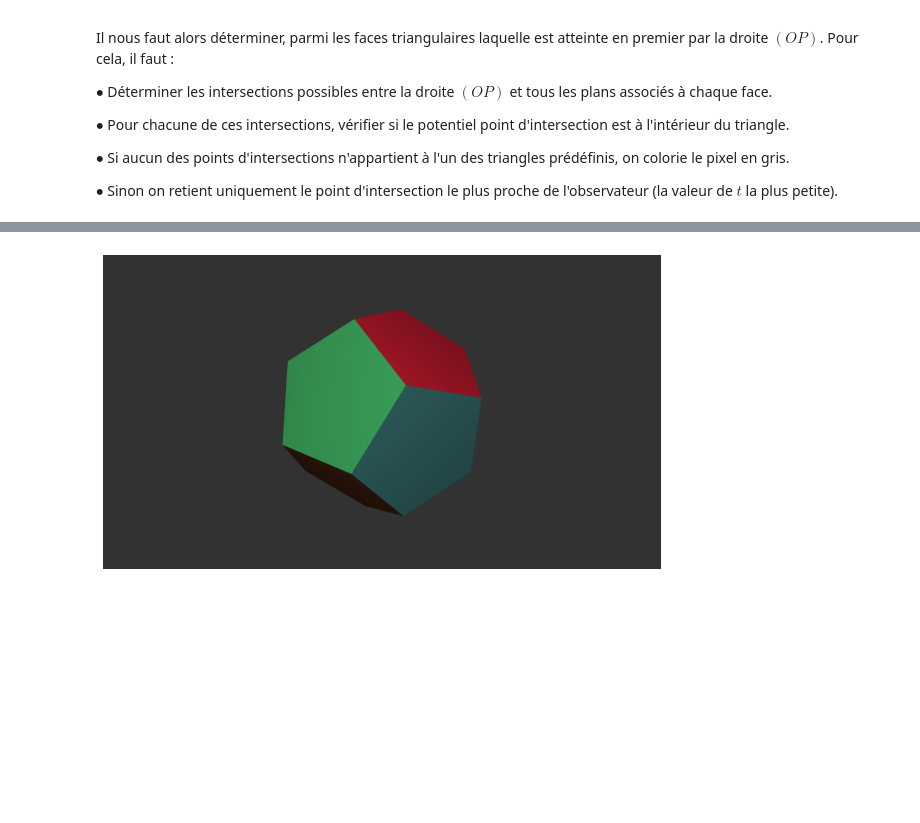
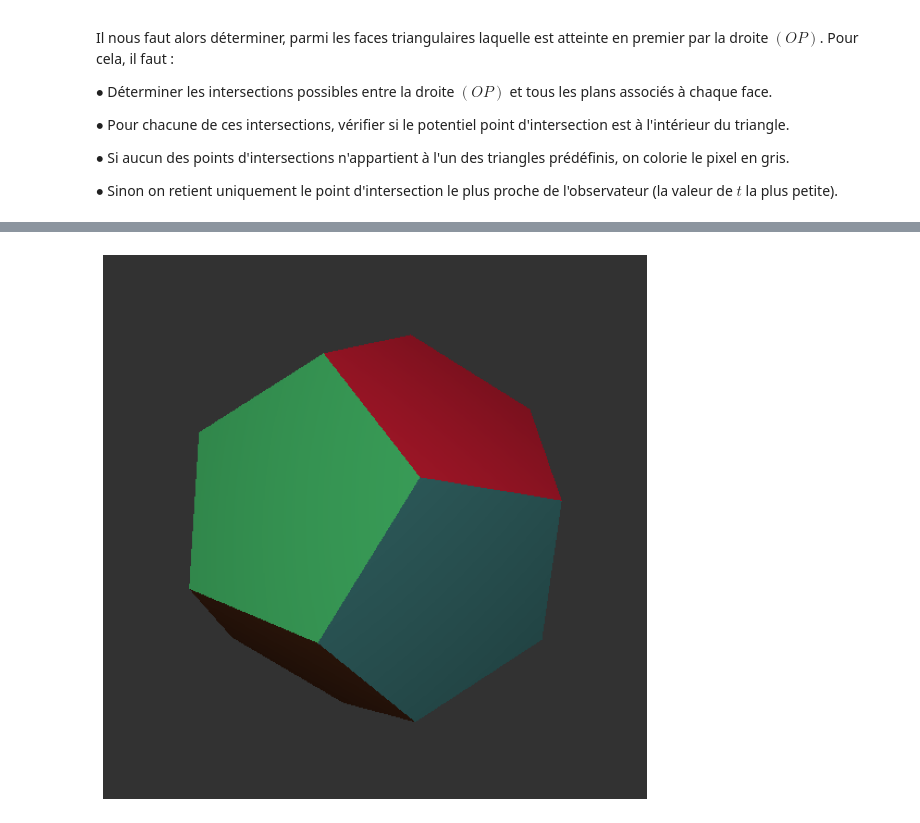
Before and after one commit to fjcasanova/Raytracing, a Jupyter notebook: Raytracing.ipynb, the cells around one changed output, grey strips where cells are left out. Drawn from its saved outputs; the diff is of its cells as text; code cells hidden in the pictures; blank space fills up the shorter version.

```diff
--- a/Raytracing.ipynb
+++ b/Raytracing.ipynb
@@ -362,11 +362,6 @@ $$\vec{r}=\vec{u}-2(\vec{u}\cdot\vec{n})\vec{n}$$ </div>
 
 Après avoir rajouté les variable alpha et couleur lumiere, définissons alors la fonction **speculaire** qui calcule, à l'aide de la formule précédente, la composante spéculaire.
 # %%
-# caracteristiques de l image
-longueur = 1920
-hauteur = 1080
-D = 500
-
 image = zeros((hauteur, longueur, 3), dtype = uint8)
 
 # caracteristiques de la sphere representee
@@ -719,7 +714,7 @@ def coloration(depart, u) :
         ML = L - OM
         l = unitaire(ML)
         n = unitaire(normal(face))
-        couleur = Couleurs[k] * abs(scalaire(n, l))
+        couleur = Couleurs[(k//3)%len(Couleurs)] * abs(scalaire(n, l))
         # on prend la valeur absolue afin d'eviter le cas ou le vecteur normal est du "mauvais sens"
     return couleur
 # %%
@@ -801,37 +794,34 @@ Face11 = [vecteur(0,phi,1/phi),
           vecteur(1, 1, -1),
           vecteur(0,phi, -1/phi)]
 Face12 = [vecteur(0,phi, 1/phi),
           vecteur(0,phi, -1/phi),
           vecteur(-1,1,-1),
           vecteur(-phi, 1/phi, 0),
           vecteur(-1,1,1)]
 
 faces = [Face1, Face2, Face3, Face4, Face5, Face6, Face7, Face8, Face9, Face10, Face11, Face12]
 faces = [ [4*face[k].rotx(pi/6).roty(pi/6).rotz(pi/12) + vecteur(0,0,20) for k in range(5)] for face in faces]
 Faces = []
 # triangulation des faces pentagonales
 for j in range(12) :
     face = faces[j]
     l = [[face[0], face[i], face[i + 1]] for i in range(1, 4)]
     Faces += l
 
-longueur = 1920
-hauteur = 1080
-D = 1000
 image = zeros((hauteur, longueur, 3), dtype = uint8)
 L = vecteur(-2.5, -5, -10)
 
 for x in range(longueur):
         for y in range(hauteur) :
             u = unitaire(direction(x, y))
             couleur = coloration(O, u)
             image[y,x] = couleur.rgb()
 
 #plt.rcParams["figure.figsize"] = (10,10)
 plt.axis('off')
 plt.imshow(image)
-plt.imsave('Dodecaedre_1920.png', image)
+plt.imsave('Dodecaedre.png', image)
 # %% [output]
-[figure, old version]
+[figure, new version]
 # %%
 # sommets du cube
```
Also changed, not shown: parts of 8 cells of this notebook.
